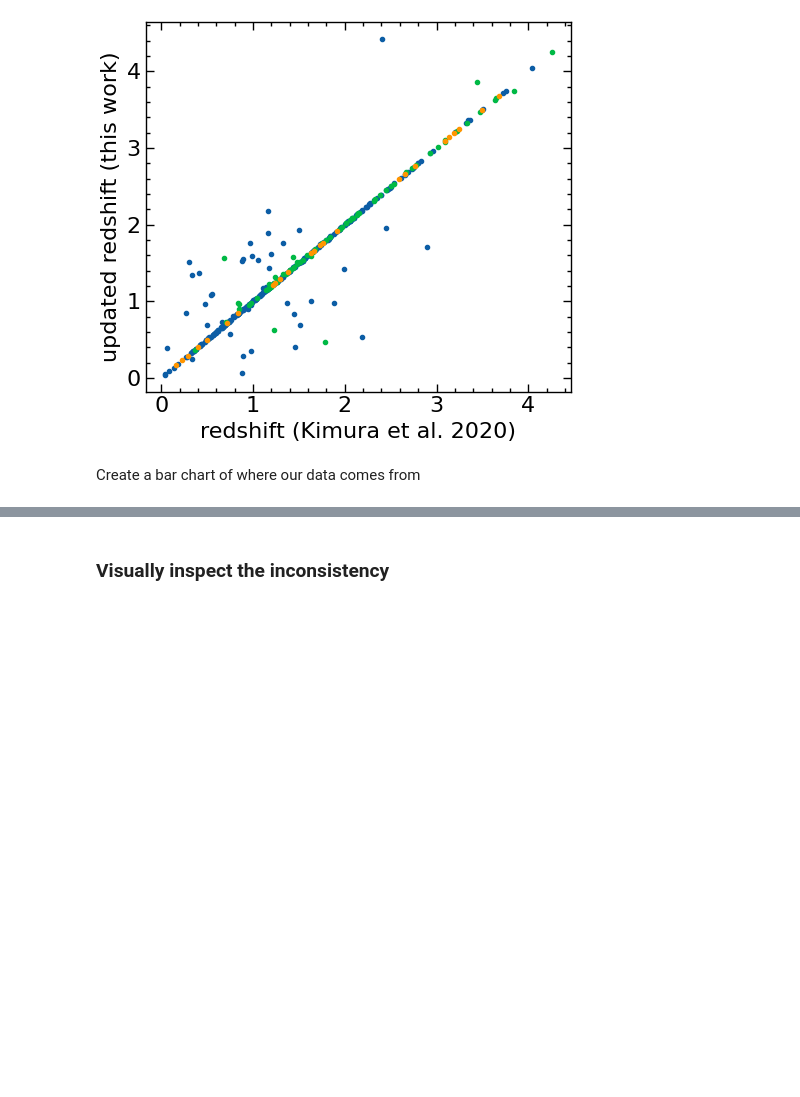
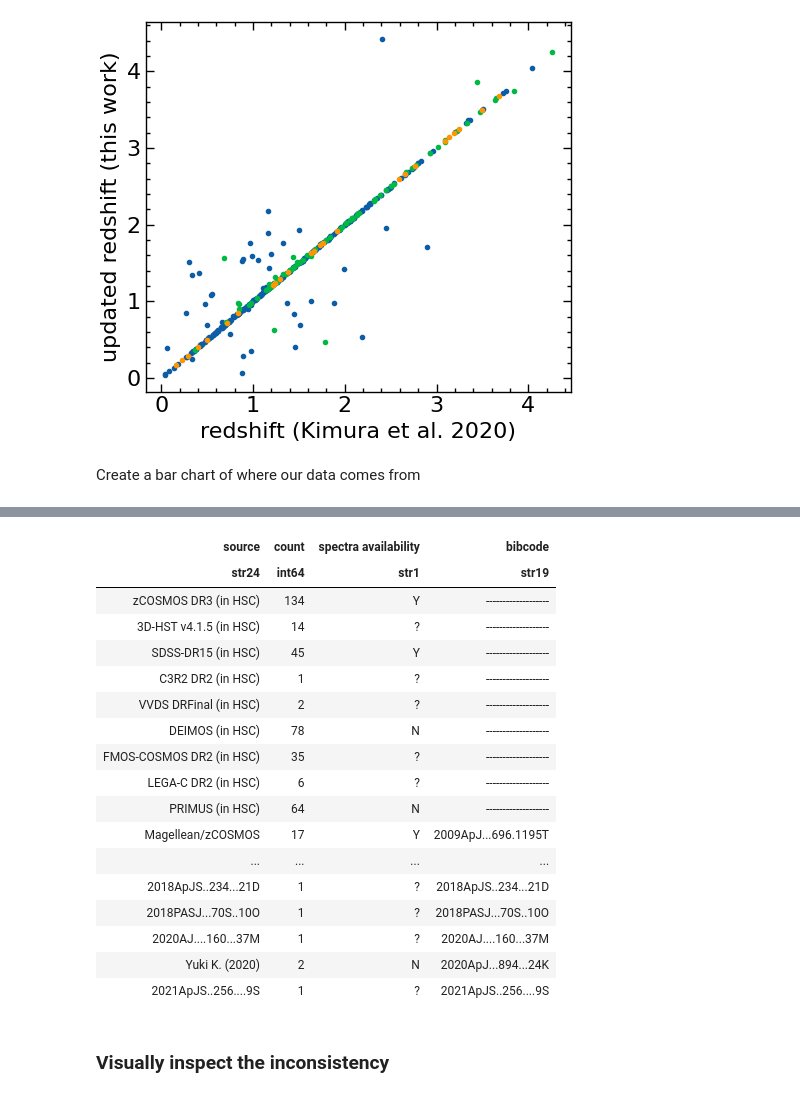
Before and after one commit to Chisen-Lupus/dwarf_agn_cosmos, a Jupyter notebook: hsc-ssp_specz.ipynb, the cells around one changed output, grey strips where cells are left out. Drawn from its saved outputs; the diff is of its cells as text; code cells hidden in the pictures; blank space fills up the shorter version.

Commit message:
source table template

```diff
--- a/hsc-ssp_specz.ipynb
+++ b/hsc-ssp_specz.ipynb
@@ -274,40 +274,59 @@ Create a bar chart of where our data comes from
 hsc_sources = {}
 for key in source_keys:
     hsc_sources[key] = np.count_nonzero(hsc_targets[idx_hsc_pdr3][key])
-hsc_sources_filtered = {key[11:]:value for key, value in zip(hsc_sources.keys(), hsc_sources.values()) if value!=0}
+hsc_sources_filtered = {key:value for key, value in zip(hsc_sources.keys(), hsc_sources.values()) if value!=0}
 
 # simbad (others than above)
 using_simbad_mask = [i not in idx_hsc_specz for i in data_agn_updated['ID']-1]
 bibcodes, _ = np.unique(data_agn_updated['bibcode'][using_simbad_mask], return_counts=True)
-simbad_bibcodes = {
-    '-------------------': 'not specified',
-    '2009ApJ...696.1195T': 'Magellean/zCOSMOS',
-    '2015ApJS..220...12S': '2015ApJS..220...12S',
-    '2018ApJ...858...77H': 'DEIMOS, not available',
-    '2018ApJ...869...20B': '2018ApJ...869...20B',
-    '2018ApJS..234...21D': '2018ApJS..234...21D',
-    '2018ApJS..239...27S': '2018ApJS..239...27S',
-    '2018PASJ...70S..10O': '2018PASJ...70S..10O',
-    '2019ApJ...877...81M': '2019ApJ...877...81M',
-    '2020AJ....160...37M': '2020AJ....160...37M',
-    '2020ApJ...894...24K': 'Yuki K (2020)',
-    '2021ApJS..256....9S': '2021ApJS..256....9S',
-    '2016ApJ...817...34M': 'Chandra (may phot-z)',
-    '2016ApJS..224...24L': 'COSMOS2015 (may phot-z)'}
 simbad_sources = {}
 for key in bibcodes:
-    simbad_sources[simbad_bibcodes[key]] = np.count_nonzero(data_agn_updated['bibcode'][using_simbad_mask]==key)
+    simbad_sources[key] = np.count_nonzero(data_agn_updated['bibcode'][using_simbad_mask]==key)
 
 joint_source = {}
 joint_source.update(hsc_sources_filtered)
 joint_source.update(simbad_sources)
+convert_bibcodes = {
+    'specz_flag_zcosmos_bright_dr3':['zCOSMOS DR3 (in HSC)',    'Y', '-------------------'],
+    'specz_flag_3dhst_v4_1_5':      ['3D-HST v4.1.5 (in HSC)',  '?', '-------------------'],
+    'specz_flag_sdss_dr15':         ['SDSS-DR15 (in HSC)',      'Y', '-------------------'],
+    'specz_flag_c3r2_dr2':          ['C3R2 DR2 (in HSC)',       '?', '-------------------'],
+    'specz_flag_vvds_drfinal':      ['VVDS DRFinal (in HSC)',   '?', '-------------------'],
+    'specz_flag_deimos_2018':       ['DEIMOS (in HSC)',         'N', '-------------------'],
+    'specz_flag_fmos_dr2':          ['FMOS-COSMOS DR2 (in HSC)','?', '-------------------'],
+    'specz_flag_lega_c_dr2':        ['LEGA-C DR2 (in HSC)',     '?', '-------------------'],
+    'specz_flag_primus_dr1':        ['PRIMUS (in HSC)',         'N', '-------------------'],
+    '-------------------':          ['not specified',           '?', '-------------------'],
+    '2009ApJ...696.1195T':          ['Magellean/zCOSMOS',       'Y', '2009ApJ...696.1195T'],
+    '2015ApJS..220...12S':          ['2015ApJS..220...12S',     '?', '2015ApJS..220...12S'],
+    '2018ApJ...858...77H':          ['DEIMOS, not available',   '?', '2018ApJ...858...77H'],
+    '2018ApJ...869...20B':          ['2018ApJ...869...20B',     '?', '2018ApJ...869...20B'],
+    '2018ApJS..234...21D':          ['2018ApJS..234...21D',     '?', '2018ApJS..234...21D'],
+    '2018ApJS..239...27S':          ['2018ApJS..239...27S',     '?', '2018ApJS..239...27S'],
+    '2018PASJ...70S..10O':          ['2018PASJ...70S..10O',     '?', '2018PASJ...70S..10O'],
+    '2019ApJ...877...81M':          ['2019ApJ...877...81M',     '?', '2019ApJ...877...81M'],
+    '2020AJ....160...37M':          ['2020AJ....160...37M',     '?', '2020AJ....160...37M'],
+    '2020ApJ...894...24K':          ['Yuki K. (2020)',          'N', '2020ApJ...894...24K'],
+    '2021ApJS..256....9S':          ['2021ApJS..256....9S',     '?', '2021ApJS..256....9S'],
+    '2016ApJ...817...34M':          ['Chandra (may phot-z)',    '?', '2016ApJ...817...34M'],
+    '2016ApJS..224...24L':          ['COSMOS2015 (may phot-z)', '?', '2016ApJS..224...24L']}
 
-fig, ax = plt.subplots(1,1, figsize=(7, 6))
-ax.bar([key for key in joint_source.keys()], joint_source.values())
-for c in ax.containers:
-    ax.bar_label(c)
-plt.xticks(rotation=60, ha='right', rotation_mode='anchor');
-ax.set_ylabel('Number')
-fig.tight_layout()
-fig.savefig('specz_source.pdf', dpi=300);
+# make a table
+source_table = table.Table([[convert_bibcodes[key][0] for key in joint_source.keys()],
+                            list(joint_source.values()),
+                            [convert_bibcodes[key][1] for key in joint_source.keys()],
+                            [convert_bibcodes[key][2] for key in joint_source.keys()], ],
+                           names=('source', 'count', 'spectra availability', 'bibcode'))
+# TODO: complete this table
+source_table
+
+# # make a figure
+# fig, ax = plt.subplots(1,1, figsize=(7, 6))
+# ax.bar([key for key in joint_source.keys()], joint_source.values())
+# for c in ax.containers:
+#     ax.bar_label(c)
+# plt.xticks(rotation=60, ha='right', rotation_mode='anchor');
+# ax.set_ylabel('Number')
+# fig.tight_layout()
+# fig.savefig('specz_source.pdf', dpi=300); [convert_bibcodes[key] for key in joint_source.keys()]
 # %% [output]
@@ -315,3 +334,21 @@ fig.savefig('specz_source.pdf', dpi=300);
+| source | count | spectra availability | bibcode |
+| str24 | int64 | str1 | str19 |
+| zCOSMOS DR3 (in HSC) | 134 | Y | ------------------- |
+| 3D-HST v4.1.5 (in HSC) | 14 | ? | ------------------- |
+| SDSS-DR15 (in HSC) | 45 | Y | ------------------- |
+| C3R2 DR2 (in HSC) | 1 | ? | ------------------- |
+| VVDS DRFinal (in HSC) | 2 | ? | ------------------- |
+| DEIMOS (in HSC) | 78 | N | ------------------- |
+| FMOS-COSMOS DR2 (in HSC) | 35 | ? | ------------------- |
+| LEGA-C DR2 (in HSC) | 6 | ? | ------------------- |
+| PRIMUS (in HSC) | 64 | N | ------------------- |
+| Magellean/zCOSMOS | 17 | Y | 2009ApJ...696.1195T |
+| ... | ... | ... | ... |
+| 2018ApJS..234...21D | 1 | ? | 2018ApJS..234...21D |
+| 2018PASJ...70S..10O | 1 | ? | 2018PASJ...70S..10O |
+| 2020AJ....160...37M | 1 | ? | 2020AJ....160...37M |
+| Yuki K. (2020) | 2 | N | 2020ApJ...894...24K |
+| 2021ApJS..256....9S | 1 | ? | 2021ApJS..256....9S |
 # %% [markdown]
 ### Visually inspect the inconsistency
 # %% [markdown]
```
Also changed, not shown: parts of 2 cells of this notebook, 1 other file.
